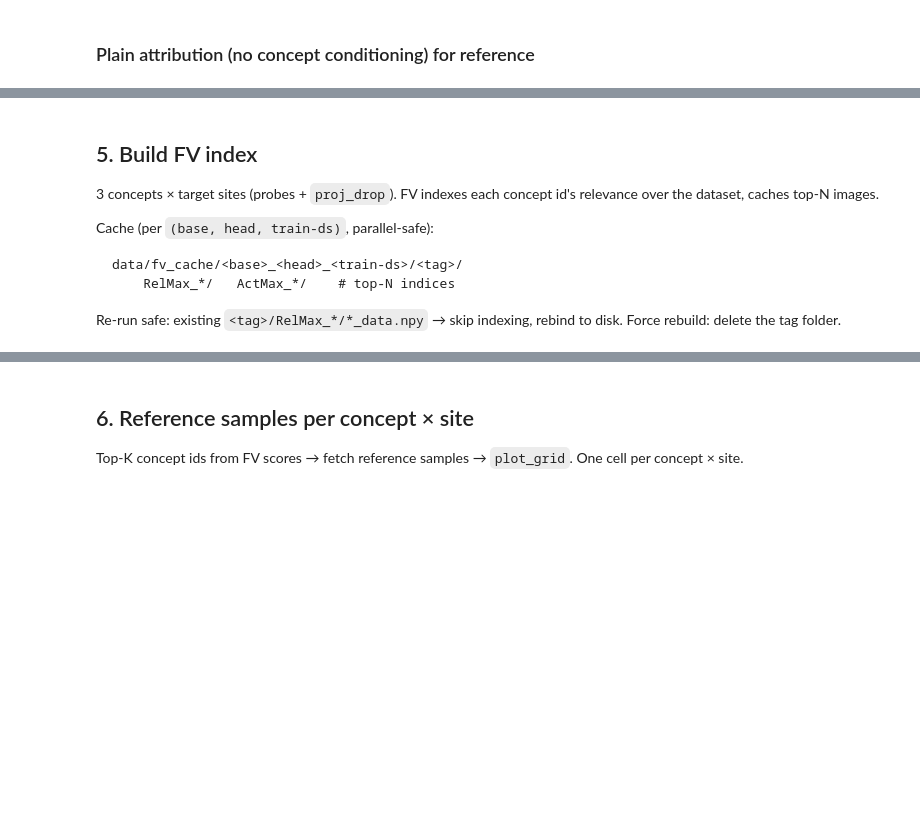
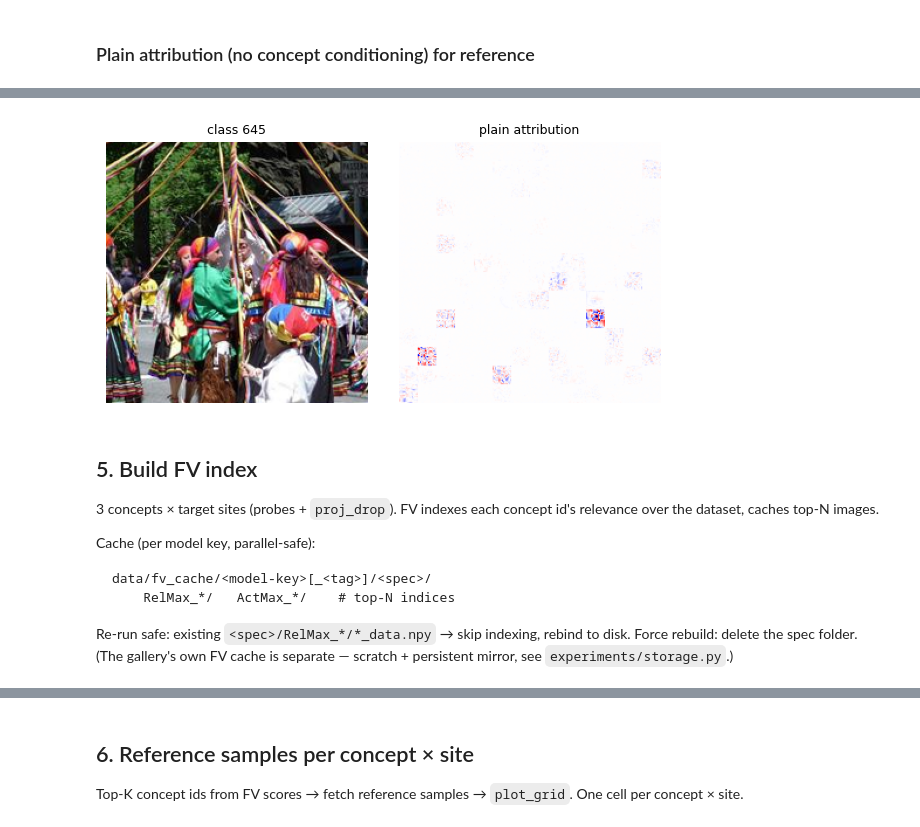
Before and after one commit to RationAI/zennit-crp, a Jupyter notebook: tutorials/vit_crp/walkthrough.ipynb, the cells around one changed output, grey strips where cells are left out. Cells and saved outputs as stored; diff of their text form; code cells hidden in the pictures; blank space fills up the shorter version.

````diff
--- a/tutorials/vit_crp/walkthrough.ipynb
+++ b/tutorials/vit_crp/walkthrough.ipynb
@@ -463,17 +395,26 @@ except ImportError:
     print('torchview not installed; run `uv pip install torchview` and re-run.')
     _can_torchview = False
 
+_N = NUM_PREFIX_TOKENS + NUM_PATCHES   # token-sequence length
+
 if _can_torchview:
     # Substitute the attention with its unfolded variant via the composite
     # context — that's the graph we actually run attribution against.
     with composite.context(model) as modified:
         block = modified.backbone.blocks[BLOCK_TO_VIZ]
-        # Probe the right token-sequence shape from the model.
-        _N = _npt + int(getattr(model, 'num_patches', 196))
-        _x = torch.randn(1, _N, model.embed_dim, device=DEVICE)
+
+        if any(isinstance(m, RotaryEmbedding) for m in block.modules()):
+        # steal the real rope tensor from one full forward
+            grab = {}
+            h = block.attn.rope_q.register_forward_pre_hook(lambda m, args: grab.update(rope=args[1]))
+            with torch.no_grad():
+                model(torch.randn(1, 3, *IMAGE_SIZE, device=DEVICE))
+            h.remove()
+
+        _x = torch.randn(1, _N, EMBED_DIM, device=DEVICE)
         try:
             g = draw_graph(
-                block, input_data=_x,
+                block, input_data=(_x, grab['rope']) if grab else (_x,),  # (x, rope)
                 depth=3, expand_nested=True,
                 graph_name=f'block_{BLOCK_TO_VIZ}',
                 hide_module_functions=False,
@@ -705,14 +514,64 @@ plt.tight_layout(); plt.show()
+# %%
+from zennit_extensions.attention_unfolded import PosEmbedAdd, RotaryEmbedding
+
+# ── plain attribution (unchanged) ───────────────────────────────────────────
+x_run = normalize(focal_image).detach().clone().requires_grad_(True)
+res = attribution(x_run, [{'y': [focal_class]}], composite)
+heatmap = res.heatmap[0].detach().cpu().numpy()
+
+# ── positional sinks: manual pass inside the context (CondAttribution
+#    closes its own context, which wipes the per-backward sink stashes) ─────
+def _positional_maps(model, composite, x_norm, target, grid_hw):
+    """PA-LRP Eq. 11 per-mechanism positional maps: relu → sum feature dims →
+    drop prefix tokens → patch grid; RoPE sinks summed over blocks & q/k."""
+    maps = {}
+    x = x_norm.detach().clone().requires_grad_(True)
+    with composite.context(model):
+        model(x)[0, target].backward()
+        for name, m in model.named_modules():
+            if not isinstance(m, (PosEmbedAdd, RotaryEmbedding)):
+                continue
+            sink = getattr(m, '_palrp_sink', None)
+            if sink is None:
+                continue
+            pos = sink[0].relu()                                  # (·)+, Eq. 11
+            dims = tuple(d for d in range(pos.dim()) if d != pos.dim() - 2)
+            per_token = pos.sum(dim=dims)                         # per token
+            per_token = per_token[-grid_hw[0] * grid_hw[1]:]      # drop cls/reg
+            key = 'rope' if isinstance(m, RotaryEmbedding) else 'pos_embed'
+            maps[key] = maps.get(key, 0) + per_token.reshape(grid_hw).cpu().numpy()
+    return maps
+
+_grid = (int(NUM_PATCHES ** 0.5),) * 2
+pos_maps = _positional_maps(model, composite, normalize(focal_image), focal_class, _grid)
+
+# ── plot: image | plain heatmap | one panel per positional mechanism ───────
+_panels = 2 + len(pos_maps)
+fig, axes = plt.subplots(1, _panels, figsize=(3 * _panels, 3))
+axes[0].imshow(focal_image[0].detach().cpu().permute(1, 2, 0).numpy())
+axes[0].set_title(f'class {focal_class}', fontsize=9)
+vmax = abs(heatmap).max()
+axes[1].imshow(heatmap, cmap='seismic', vmin=-vmax, vmax=vmax)
+axes[1].set_title('plain attribution', fontsize=9)
+for ax, (key, grid) in zip(axes[2:], sorted(pos_maps.items())):
+    ax.imshow(grid, cmap='inferno')   # relu'd → one-sided colormap
+    ax.set_title(f'positional: {key}', fontsize=9)
+for ax in axes:
+    ax.axis('off')
+plt.tight_layout(); plt.show()
+# %% [output]
+[figure, added]
 # %% [markdown]
 ## 5. Build FV index
 
 3 concepts × target sites (probes + `proj_drop`). FV indexes each concept id's relevance over the dataset, caches top-N images.
 
-Cache (per `(base, head, train-ds)`, parallel-safe):
+Cache (per model key, parallel-safe):
 
 ```
-data/fv_cache/<base>_<head>_<train-ds>/<tag>/
+data/fv_cache/<model-key>[_<tag>]/<spec>/
     RelMax_*/   ActMax_*/    # top-N indices
 ```
 
-Re-run safe: existing `<tag>/RelMax_*/*_data.npy` → skip indexing, rebind to disk. Force rebuild: delete the tag folder.
+Re-run safe: existing `<spec>/RelMax_*/*_data.npy` → skip indexing, rebind to disk. Force rebuild: delete the spec folder. (The gallery's own FV cache is separate — scratch + persistent mirror, see `experiments/storage.py`.)
 # %%
````
Also changed, not shown: parts of 43 cells of this notebook, 22 other files.
